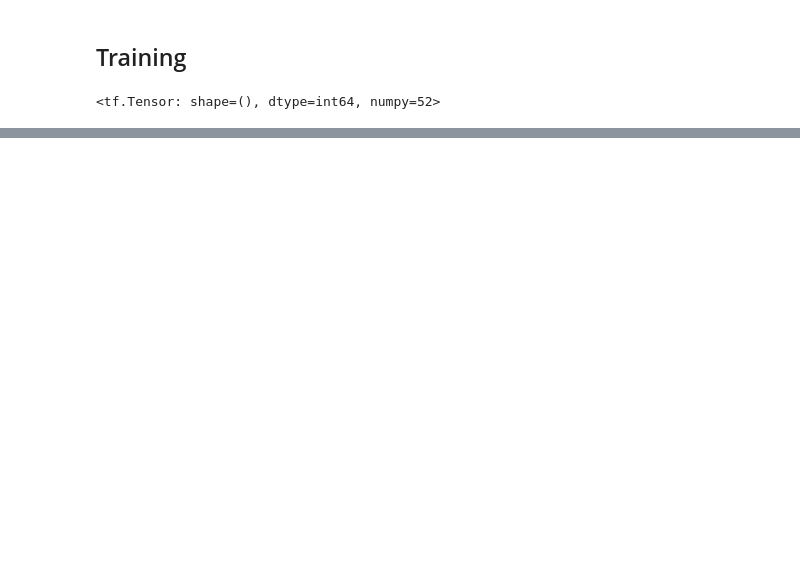
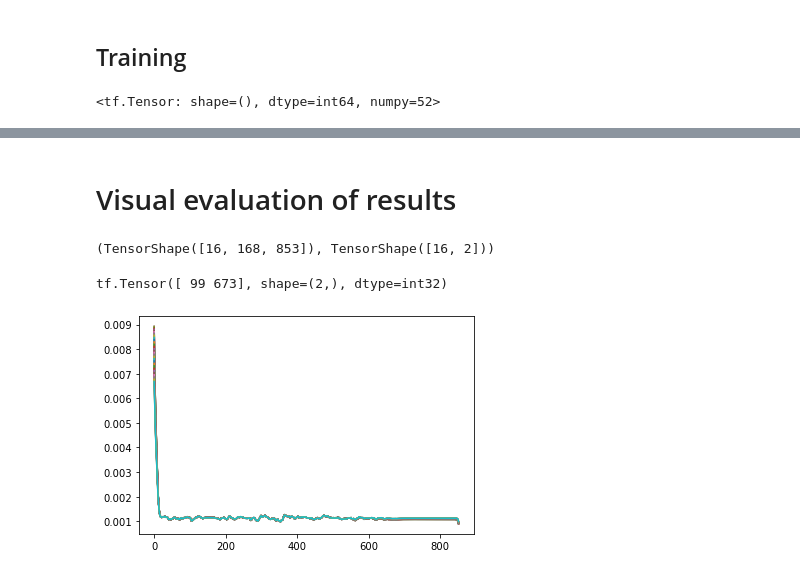
Before and after one commit to douglas125/PratiCantoForcedAligner, a Jupyter notebook: LJSpeech_Alignment.ipynb, the cells around one changed output, grey strips where cells are left out. Saved outputs shown, nothing was run; the diff lists cells and outputs as text; code cells hidden in the pictures; blank space fills up the shorter version.

```diff
--- a/LJSpeech_Alignment.ipynb
+++ b/LJSpeech_Alignment.ipynb
@@ -150,7 +256,7 @@ alignment_model.compile(
 )
 # %%
 os.makedirs('checkpoints', exist_ok=True)
-filepath = 'checkpoints/m_{epoch}_{loss}.chkpt'
+filepath = 'checkpoints/m_{epoch}_{loss:.3f}.chkpt'
 chkpt_callback = tf.keras.callbacks.ModelCheckpoint(
     filepath, monitor='loss', verbose=1, save_best_only=True,
     save_weights_only=True, mode='auto', save_freq='epoch',
@@ -164,0 +274,2 @@ alignment_model.fit(
+# %% [markdown]
+# Visual evaluation of results
@@ -165,2 +279,18 @@ alignment_model.fit(
 # %%
-alignment_model.load_weights('')
+# alignment_model.load_weights('checkpoints/m_1_33.717620849609375.chkpt')
+# %%
+samples = [x for x in dataset.take(1)]
+# %%
+preds = alignment_model(samples[0][0])
+preds.shape, samples[0][1].shape
+# %% [output]
+(TensorShape([16, 168, 853]), TensorShape([16, 2]))
+# %%
+idx = 2
+unpadded_lens = samples[0][1][idx]
+print(unpadded_lens)
+for k in range(30):
+    plt.plot(preds[idx, k].numpy())
+# %% [output]
+tf.Tensor([ 99 673], shape=(2,), dtype=int32)
+[figure, added]
```
Also changed, not shown: parts of 14 cells of this notebook, 2 other files.
